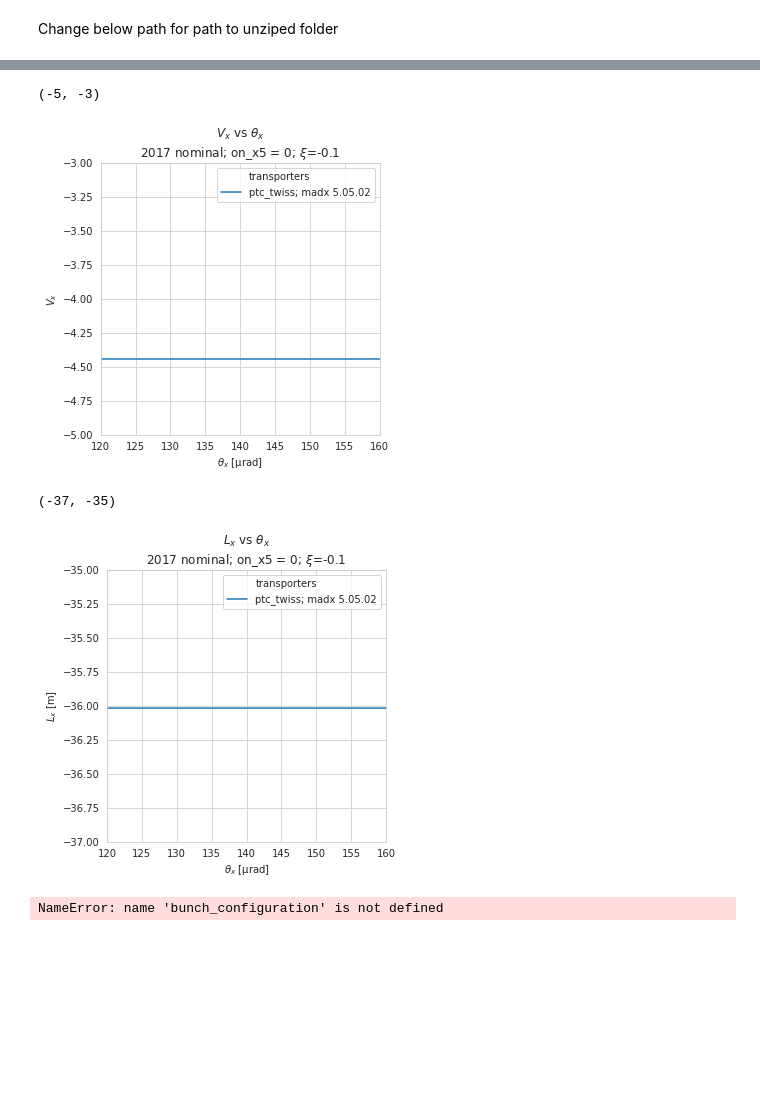
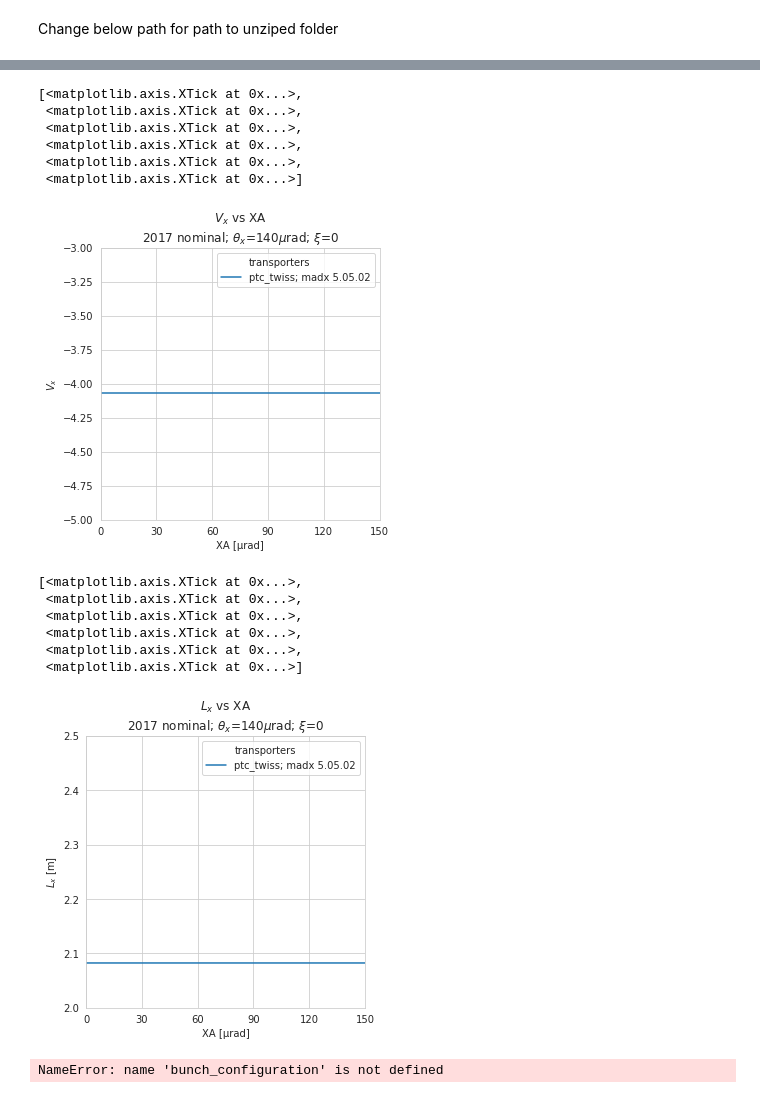
Before and after one commit to mucharafal/optics_generator_python, a Jupyter notebook: notebooks/Optics Parameters Compare 2017 Nominal.ipynb, the cells around one changed output, grey strips where cells are left out. Saved outputs shown, nothing was run; the diff lists cells and outputs as text; code cells hidden in the pictures; blank space fills up the shorter version.

```diff
--- a/notebooks/Optics Parameters Compare 2017 Nominal.ipynb
+++ b/notebooks/Optics Parameters Compare 2017 Nominal.ipynb
@@ -32,23 +32,27 @@ track_configuration = track_configuration.TrackConfiguration(path_to_xml_file, i
 x_mean = 0
 sigma_x = 0
 theta_x_mean = 140e-6
-sigma_theta_x = 20e-6
+sigma_theta_x = 0
 y_mean = 0
 sigma_y = 0
 theta_y_mean = 0
 sigma_theta_y = 0
+xa_mean = 75e-6
+sigma_xa = 75e-6
 pt_mean = -0.1
 sigma_pt = 0
 
 x_resolution = 1
-theta_x_resolution = 11
+theta_x_resolution = 1
 y_resolution = 1
 theta_y_resolution = 1
+xa_resolution = 11
 pt_resolution = 1
 
-grid_configuration_120 = buc.BunchConfiguration.from_sigma(x_mean, sigma_x, x_resolution,
+grid_configuration_120 = buc.GridConfiguration.from_sigma(x_mean, sigma_x, x_resolution,
                                                        theta_x_mean, sigma_theta_x, theta_x_resolution,
                                                        y_mean, sigma_y, y_resolution,
                                                        theta_y_mean, sigma_theta_y, theta_y_resolution,
+                                                            xa_mean, sigma_xa, xa_resolution,
                                                         pt_mean, sigma_pt, pt_resolution)
 grid_120_name = r"$\theta_x = 120\mu$rad "
@@ -71,5 +59,5 @@ grid_160_name = r"$\theta_x = 160\mu$rad "
 # %%
-title_sufix = "2017 nominal; on_x5 = 0; " + r"$\xi$=-0.1"
+title_sufix = "2017 nominal; " + r"$\theta_x$=140$\mu$rad; $\xi$=-0.1"
 transporter1 = "ptc_twiss; madx 5.05.02"
 # %%
 optical_functions = {
@@ -96,38 +81,34 @@ optical_functions = {
 #     transporter2: (track_optics_parameters.compute_v_x, track_configuration)
 }
 
-grids = {
-    grid_120_name: grid_configuration_120,
-    grid_140_name: grid_configuration_140,
-    grid_160_name: grid_configuration_160
-}
-
-
-
-axes = plotter.plot_optical_functions(grid_configuration_120, optical_functions, "theta x", "V x", title_sufix)
+axes = plotter.plot_optical_functions(grid_configuration_120, optical_functions, "crossing angle", "V x", title_sufix)
 axes.set_ylim(-5, -3)
+axes.set_xticks(range(0, 151, 30))
 # %% [output]
-(-5, -3)
+[<matplotlib.axis.XTick at 0x...>,
+ <matplotlib.axis.XTick at 0x...>,
+ <matplotlib.axis.XTick at 0x...>,
+ <matplotlib.axis.XTick at 0x...>,
+ <matplotlib.axis.XTick at 0x...>,
+ <matplotlib.axis.XTick at 0x...>]
-[figure, old version]
+[figure, new version]
 # %%
 optical_functions = {
     transporter1: (twiss_optics_parameters.compute_l_x, twiss_configuration),
 #     transporter2: (track_optics_parameters.compute_l_x, track_configuration)
 }
 
-grids = {
-    grid_120_name: grid_configuration_120,
-    grid_140_name: grid_configuration_140,
-    grid_160_name: grid_configuration_160
-}
-
-
-
-axes = plotter.plot_optical_functions(grid_configuration_120, optical_functions, "theta x", "L x", title_sufix)
-axes.set_ylim(-37, -35)
+axes = plotter.plot_optical_functions(grid_configuration_120, optical_functions, "crossing angle", "L x", title_sufix)
+axes.set_ylim(2, 2.5)
+axes.set_xticks(range(0, 151, 30))
 # %% [output]
-(-37, -35)
+[<matplotlib.axis.XTick at 0x...>,
+ <matplotlib.axis.XTick at 0x...>,
+ <matplotlib.axis.XTick at 0x...>,
+ <matplotlib.axis.XTick at 0x...>,
+ <matplotlib.axis.XTick at 0x...>,
+ <matplotlib.axis.XTick at 0x...>]
-[figure, old version]
+[figure, new version]
 # %%
 optical_functions = {
     transporter1: (twiss_optics_parameters.compute_l_y, twiss_configuration),
```
Also changed, not shown: parts of 4 cells of this notebook, 6 other files.
